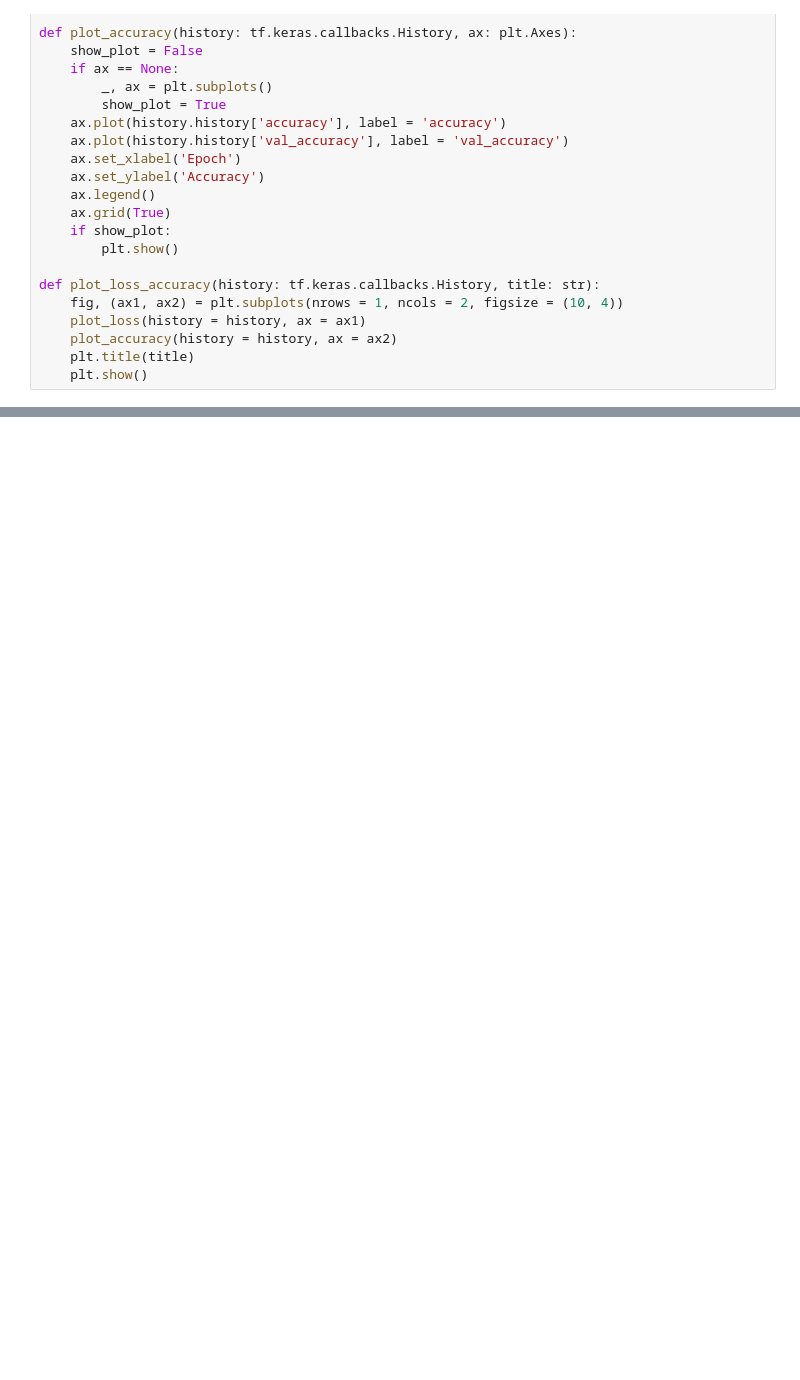
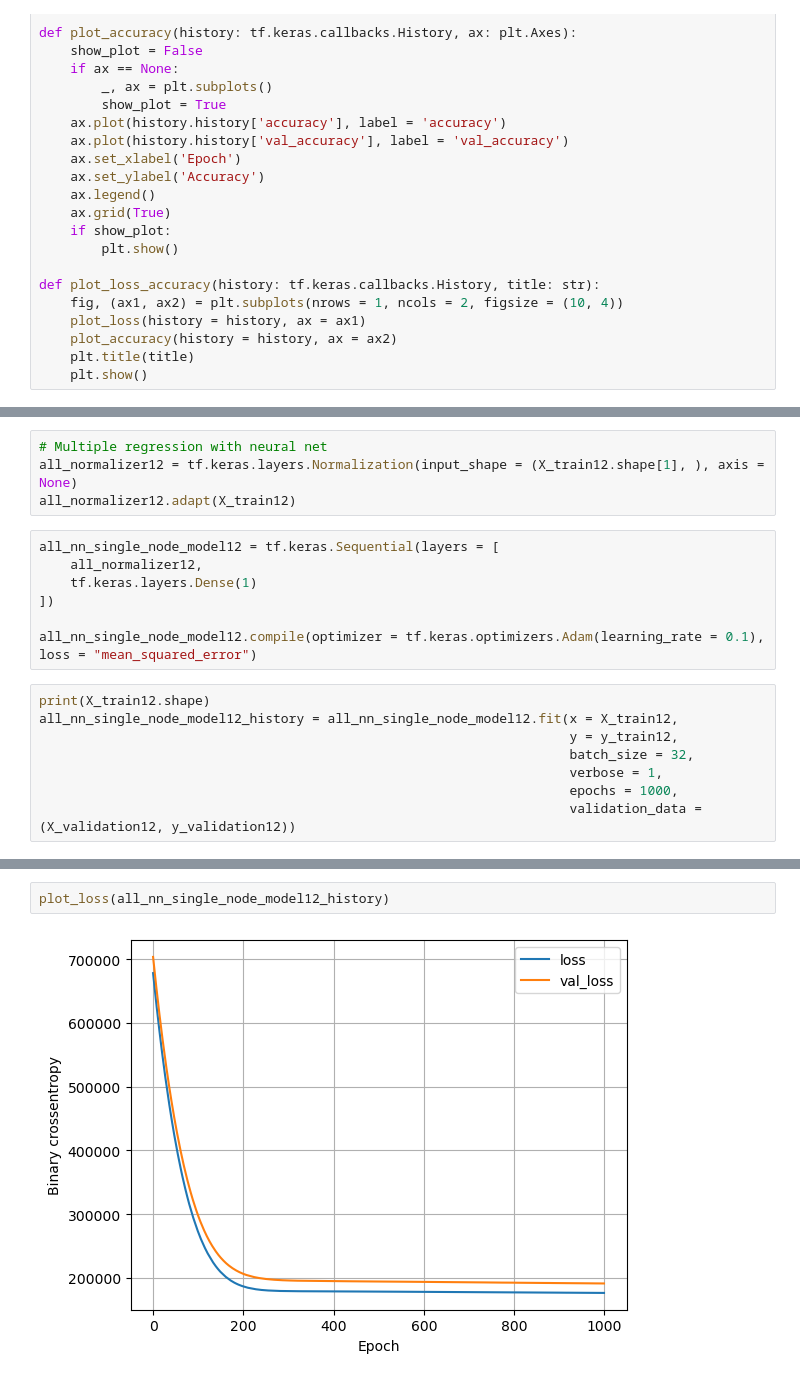
Before and after one commit to aswathr/ml_learn_fcc, a Jupyter notebook: 2_seoul_bike_demand.ipynb, the cells around one changed output, grey strips where cells are left out. Saved outputs shown, nothing was run; the diff lists cells and outputs as text; blank space fills up the shorter version.

Commit message:
Linear regression with single node neural net on all features

```diff
--- a/2_seoul_bike_demand.ipynb
+++ b/2_seoul_bike_demand.ipynb
@@ -341,3 +343,22 @@ plt.show()
 # %% [output]
 4/4 [==============================] - 0s 736us/step
 [figure]
+# %%
+# Multiple regression with neural net
+all_normalizer12 = tf.keras.layers.Normalization(input_shape = (X_train12.shape[1], ), axis = None)
+all_normalizer12.adapt(X_train12)
+# %%
+all_nn_single_node_model12 = tf.keras.Sequential(layers = [
+    all_normalizer12,
+    tf.keras.layers.Dense(1)
+])
+
+all_nn_single_node_model12.compile(optimizer = tf.keras.optimizers.Adam(learning_rate = 0.1), loss = "mean_squared_error")
+# %%
+print(X_train12.shape)
+all_nn_single_node_model12_history = all_nn_single_node_model12.fit(x = X_train12,
+                                                                    y = y_train12,
+                                                                    batch_size = 32,
+                                                                    verbose = 1,
+                                                                    epochs = 1000,
+                                                                    validation_data = (X_validation12, y_validation12))
@@ -343,0 +383,4 @@ plt.show()
+# %%
+plot_loss(all_nn_single_node_model12_history)
+# %% [output]
+[figure, added]
```
Also changed, not shown: parts of 7 cells of this notebook.
